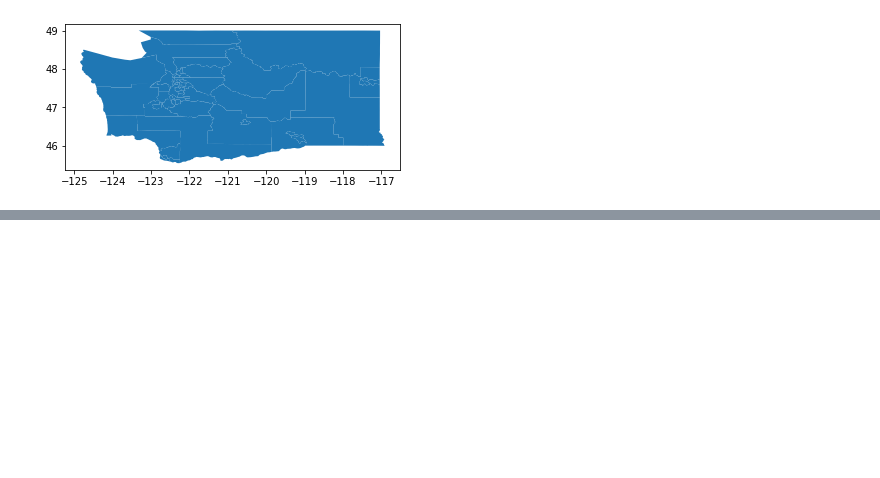
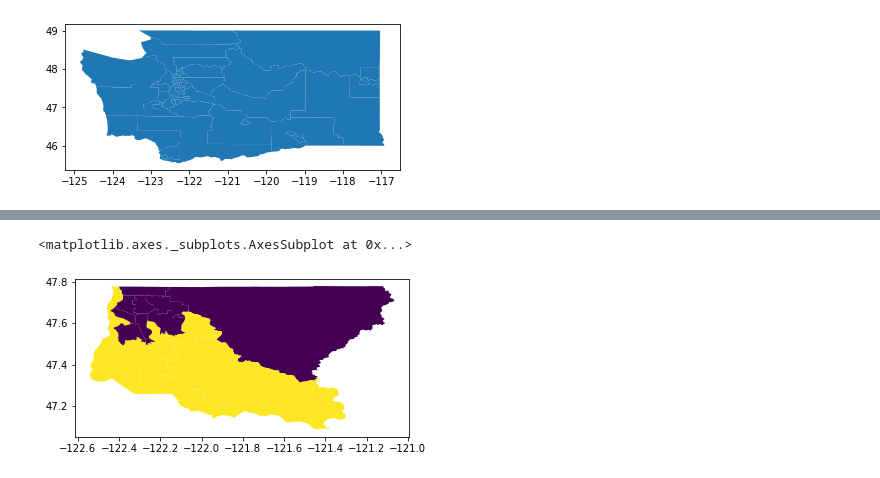
Before and after one commit to soledadmusella/opportunity_youth, a Jupyter notebook: notebooks/exploratory/Map.ipynb, the cells around one changed output, grey strips where cells are left out. Saved outputs shown, nothing was run; the diff lists cells and outputs as text; code cells hidden in the pictures; blank space fills up the shorter version.

```diff
--- a/notebooks/exploratory/Map.ipynb
+++ b/notebooks/exploratory/Map.ipynb
@@ -91,0 +145,3 @@ zcta_trct = pd.read_csv('/Users/aqureshi/Desktop/DS_021720/opportunity_youth/dat
+# %%
+tract_zip_sk = tract_zip[tract_zip['zcta'].isin(df_zips['Zip Code'])]
+tract_zip_sk.head()
@@ -132,0 +199,3 @@ plt.show()
+# %%
+kc_puma['SKC'] = kc_puma.PUMACE10.isin(pumas_sk)
+kc_puma.head()
@@ -132,0 +214,6 @@ plt.show()
+# %%
+kc_puma.plot(column='SKC') # We are plotting King County and then using the new column that we created `SKC`
+# to establish the boundary for the South of King County.
+# %% [output]
+<matplotlib.axes._subplots.AxesSubplot at 0x...>
+[figure, added]
```
Also changed, not shown: parts of 34 cells of this notebook, 9 other files.
